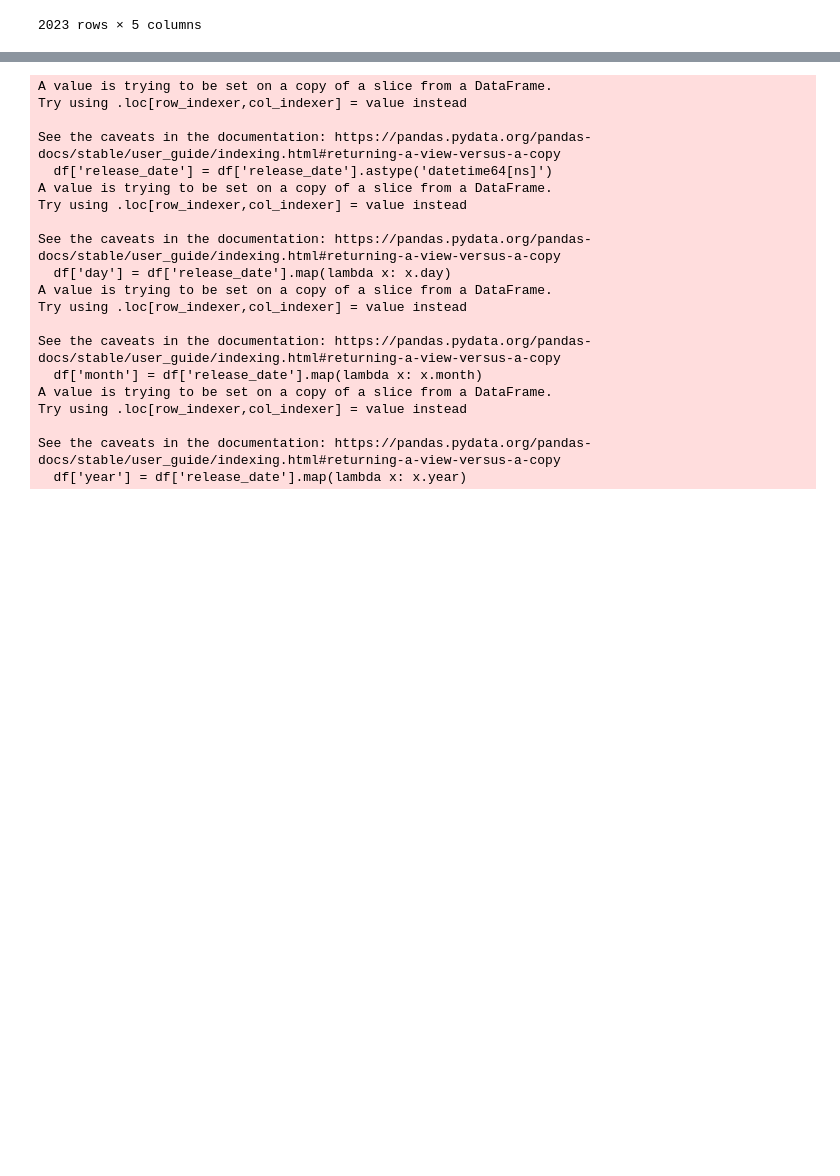
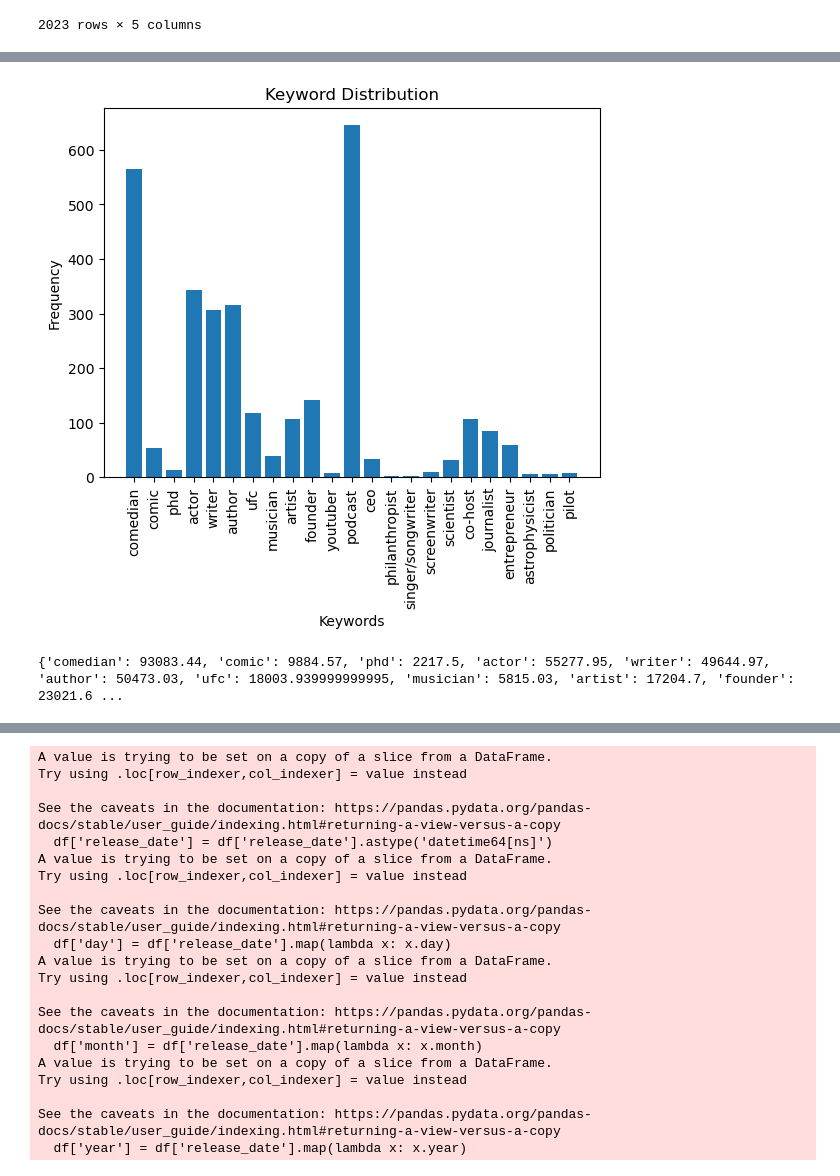
Before and after one commit to mattg213/JRE-analysis, a Jupyter notebook: data.ipynb, the cells around one changed output, grey strips where cells are left out. Saved outputs shown, nothing was run; the diff lists cells and outputs as text; code cells hidden in the pictures; blank space fills up the shorter version.

```diff
--- a/data.ipynb
+++ b/data.ipynb
@@ -157,0 +240,23 @@ df.dropna()
+# %%
+fig, ax = plt.subplots()
+ax.bar(keyword_totals.keys(), keyword_totals.values())
+
+plt.title("Keyword Distribution")
+plt.xlabel("Keywords")
+plt.ylabel("Frequency")
+plt.xticks(rotation=90)
+plt.show()
+# %% [output]
+[figure, added]
+# %%
+category_runtimes = {}
+for keyword in keywords:
+    category_runtimes[keyword] = df.loc[df[keyword] == 1, "duration_seconds"].sum()
+    category_runtimes[f"{keyword}_sub"] = df.loc[df[f"{keyword}_sub"] == 1, "duration_seconds"].sum()
+
+# Remove zero values
+category_runtimes = {k: v for k, v in category_runtimes.items() if v > 0}
+
+print(category_runtimes)
+# %% [output]
+{'comedian': 93083.44, 'comic': 9884.57, 'phd': 2217.5, 'actor': 55277.95, 'writer': 49644.97, 'author': 50473.03, 'ufc': 18003.939999999995, 'musician': 5815.03, 'artist': 17204.7, 'founder': 23021.6 ...
```
Also changed, not shown: parts of 13 cells of this notebook.
